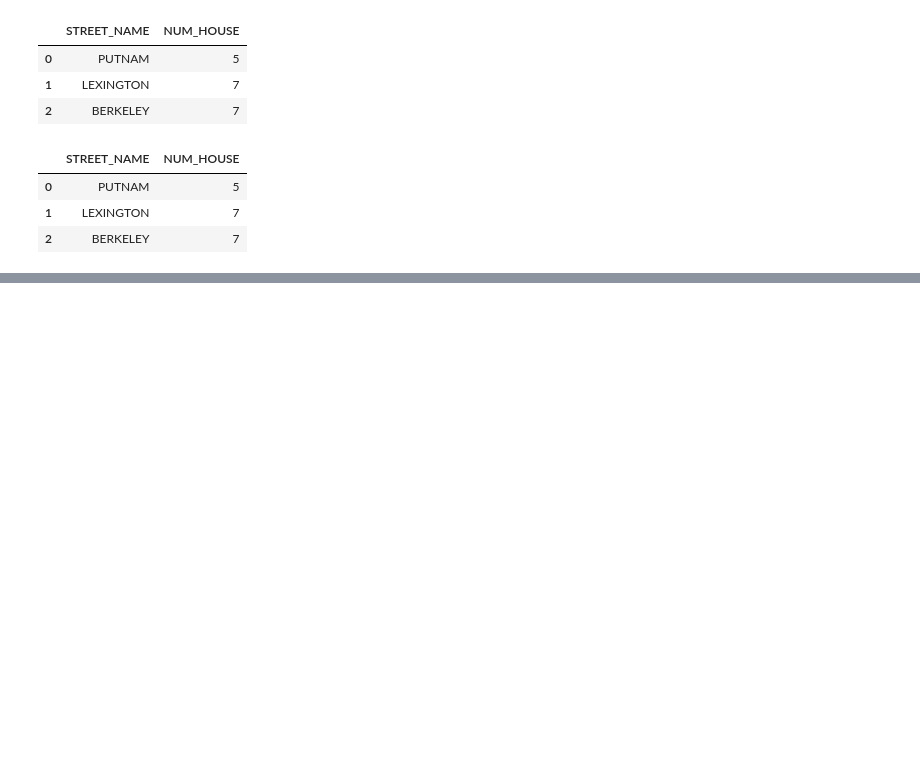
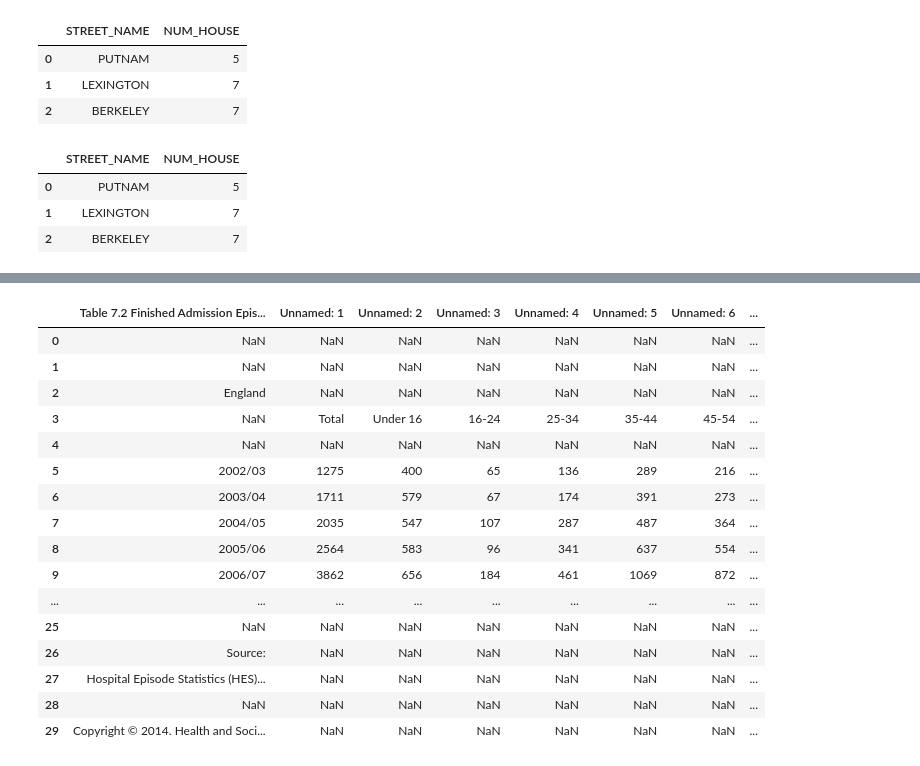
Before and after one commit to stefkwan-h8/pytn097, a Jupyter notebook: Sesi6.ipynb, the cells around one changed output, grey strips where cells are left out. Drawn from its saved outputs; the diff is of its cells as text; code cells hidden in the pictures; blank space fills up the shorter version.

```diff
--- a/Sesi6.ipynb
+++ b/Sesi6.ipynb
@@ -323,0 +330,2 @@ df3
+# %%
+obes_xls = pd.ExcelFile("dataset/obes.xls")
@@ -323,0 +349,21 @@ df3
+# %%
+# minta sheet 7.2 tentang jumlah obesitas tahun ke tahun per braket umur
+obes_xls.parse('7.2')
+# %% [output]
+|  | Table 7.2 Finished Admission Epis... | Unnamed: 1 | Unnamed: 2 | Unnamed: 3 | Unnamed: 4 | Unnamed: 5 | Unnamed: 6 | ... |
+| 0 | NaN | NaN | NaN | NaN | NaN | NaN | NaN | ... |
+| 1 | NaN | NaN | NaN | NaN | NaN | NaN | NaN | ... |
+| 2 | England | NaN | NaN | NaN | NaN | NaN | NaN | ... |
+| 3 | NaN | Total | Under 16 | 16-24 | 25-34 | 35-44 | 45-54 | ... |
+| 4 | NaN | NaN | NaN | NaN | NaN | NaN | NaN | ... |
+| 5 | 2002/03 | 1275 | 400 | 65 | 136 | 289 | 216 | ... |
+| 6 | 2003/04 | 1711 | 579 | 67 | 174 | 391 | 273 | ... |
+| 7 | 2004/05 | 2035 | 547 | 107 | 287 | 487 | 364 | ... |
+| 8 | 2005/06 | 2564 | 583 | 96 | 341 | 637 | 554 | ... |
+| 9 | 2006/07 | 3862 | 656 | 184 | 461 | 1069 | 872 | ... |
+| ... | ... | ... | ... | ... | ... | ... | ... | ... |
+| 25 | NaN | NaN | NaN | NaN | NaN | NaN | NaN | ... |
+| 26 | Source: | NaN | NaN | NaN | NaN | NaN | NaN | ... |
+| 27 | Hospital Episode Statistics (HES)... | NaN | NaN | NaN | NaN | NaN | NaN | ... |
+| 28 | NaN | NaN | NaN | NaN | NaN | NaN | NaN | ... |
+| 29 | Copyright © 2014. Health and Soci... | NaN | NaN | NaN | NaN | NaN | NaN | ... |
```
Also changed, not shown: parts of 19 cells of this notebook, 1 other file.
